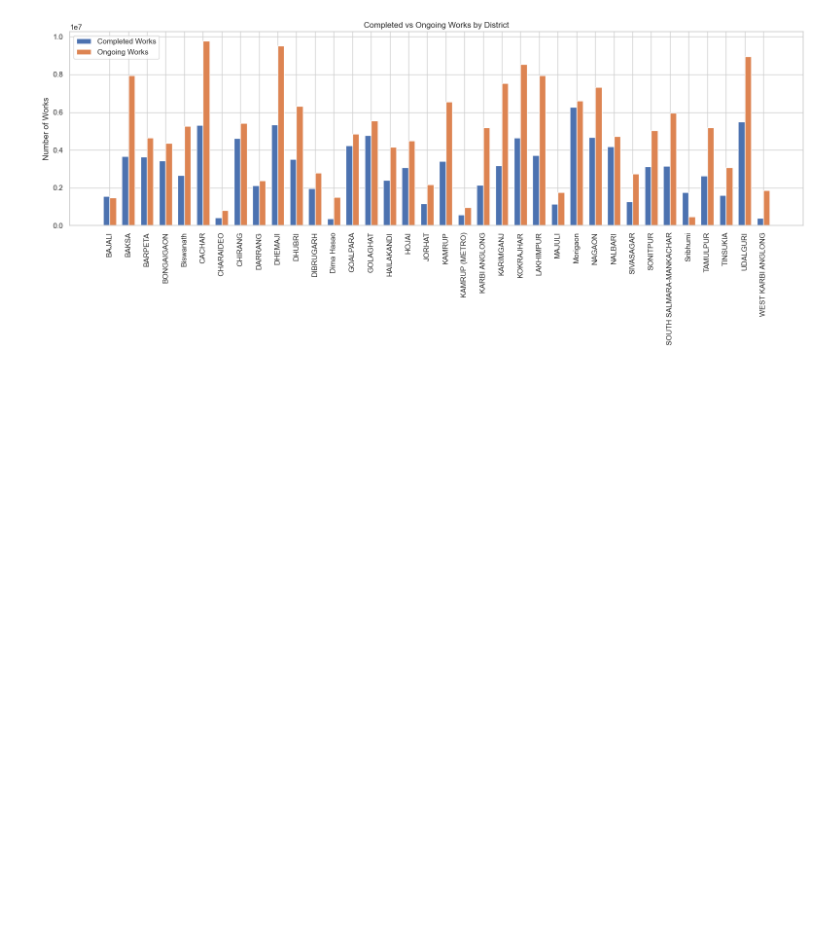
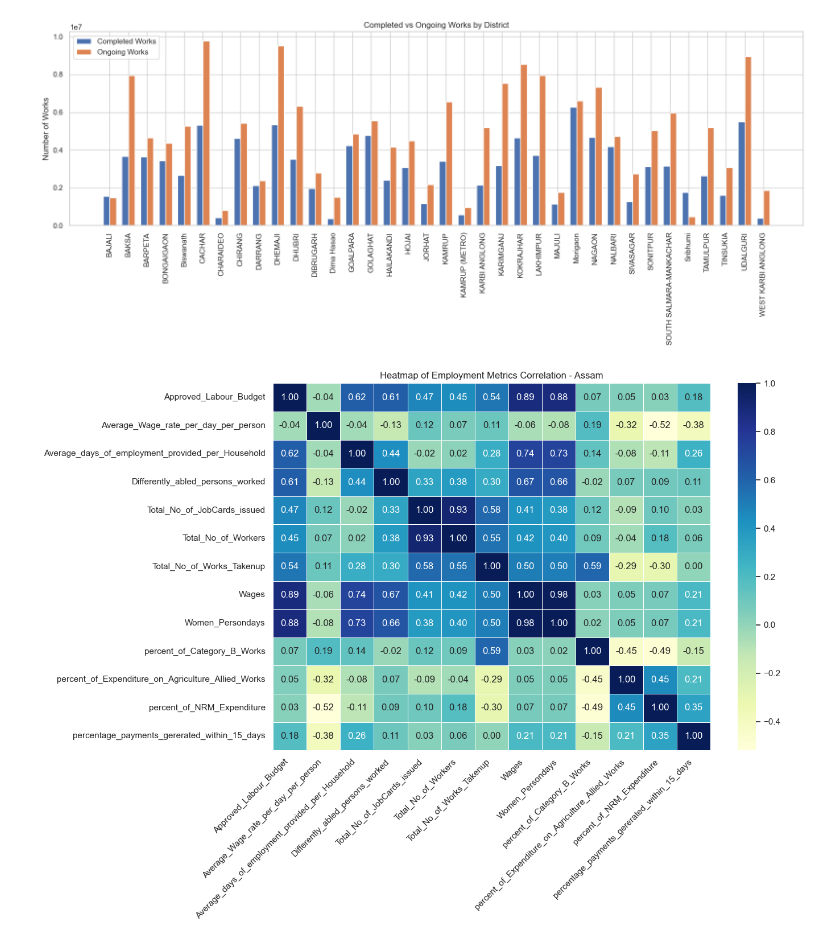
Before and after one commit to iamabirakash/INT-375, a Jupyter notebook: AssamEmployment.ipynb, the cells around one changed output. Drawn from its saved outputs; the diff is of its cells as text; code cells hidden in the pictures; blank space fills up the shorter version.

```diff
--- a/AssamEmployment.ipynb
+++ b/AssamEmployment.ipynb
@@ -365,3 +365,35 @@ plt.tight_layout()
 plt.show()
 # %% [output]
 [figure]
+# %%
+columns_of_interest = [
+    'Approved_Labour_Budget',
+    'Average_Wage_rate_per_day_per_person',
+    'Average_days_of_employment_provided_per_Household',
+    'Differently_abled_persons_worked',
+    'Total_No_of_JobCards_issued',
+    'Total_No_of_Workers',
+    'Total_No_of_Works_Takenup',
+    'Wages',
+    'Women_Persondays',
+    'percent_of_Category_B_Works',
+    'percent_of_Expenditure_on_Agriculture_Allied_Works',
+    'percent_of_NRM_Expenditure',
+    'percentage_payments_gererated_within_15_days'
+]
+
+# Convert to numeric (some percentage fields might be strings)
+df_cleaned = data1[columns_of_interest].apply(pd.to_numeric, errors='coerce')
+
+# Compute the correlation matrix
+correlation_matrix = df_cleaned.corr()
+
+# Plotting the heatmap
+plt.figure(figsize=(14, 10))
+sns.heatmap(correlation_matrix, annot=True, cmap="YlGnBu", fmt=".2f", linewidths=0.5)
+plt.title("Heatmap of Employment Metrics Correlation - Assam")
+plt.xticks(rotation=45, ha='right')
+plt.tight_layout()
+plt.show()
+# %% [output]
+[figure, added]
```
Also changed, not shown: parts of 1 cell of this notebook.
